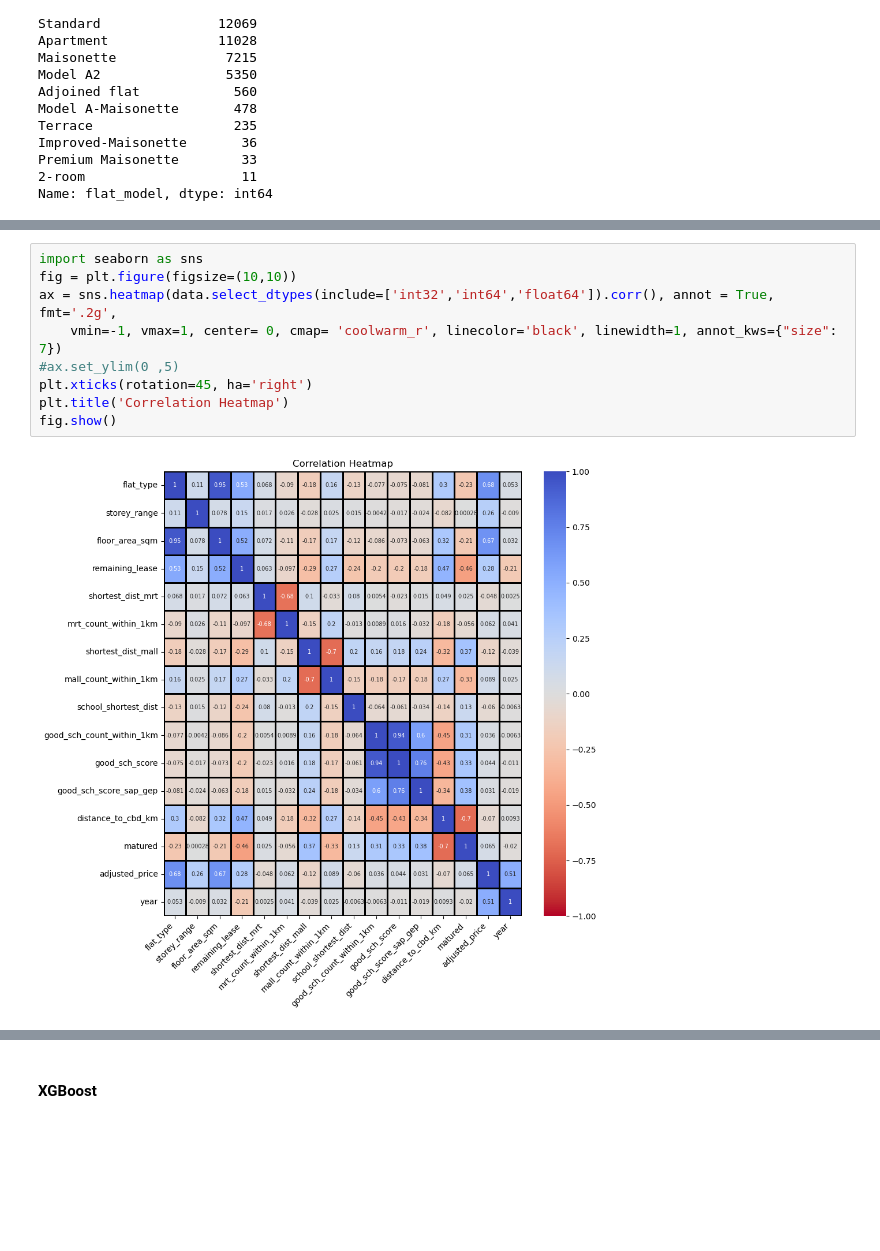
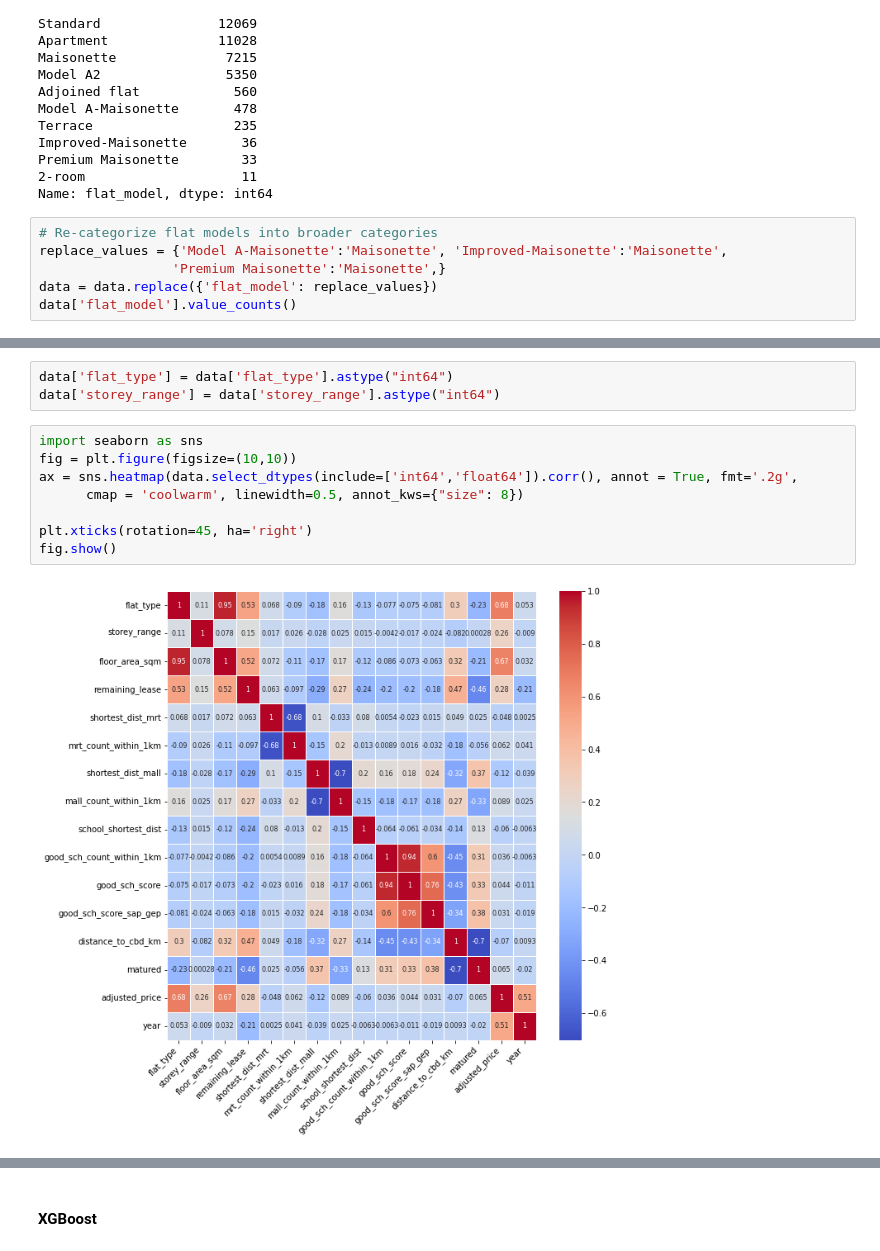
Before and after one commit to raychng/bt4222-project, a Jupyter notebook: Model Building 2004 to 2013.ipynb, the cells around one changed output, grey strips where cells are left out. Saved outputs shown, nothing was run; the diff lists cells and outputs as text; blank space fills up the shorter version.

Commit message:
latest model building update

```diff
--- a/Model Building 2004 to 2013.ipynb
+++ b/Model Building 2004 to 2013.ipynb
@@ -119,3 +190,9 @@ Improved-Maisonette       36
 Premium Maisonette        33
 2-room                    11
 Name: flat_model, dtype: int64
+# %%
+# Re-categorize flat models into broader categories
+replace_values = {'Model A-Maisonette':'Maisonette', 'Improved-Maisonette':'Maisonette',
+                 'Premium Maisonette':'Maisonette',}
+data = data.replace({'flat_model': replace_values})
+data['flat_model'].value_counts()
@@ -136,11 +292,13 @@ data.sort_index(inplace = True)
+# %%
+data['flat_type'] = data['flat_type'].astype("int64")
+data['storey_range'] = data['storey_range'].astype("int64")
 # %%
 import seaborn as sns
 fig = plt.figure(figsize=(10,10))
-ax = sns.heatmap(data.select_dtypes(include=['int32','int64','float64']).corr(), annot = True, fmt='.2g',
-    vmin=-1, vmax=1, center= 0, cmap= 'coolwarm_r', linecolor='black', linewidth=1, annot_kws={"size": 7})
-#ax.set_ylim(0 ,5)
+ax = sns.heatmap(data.select_dtypes(include=['int64','float64']).corr(), annot = True, fmt='.2g',
+      cmap = 'coolwarm', linewidth=0.5, annot_kws={"size": 8})
+
 plt.xticks(rotation=45, ha='right')
-plt.title('Correlation Heatmap')
 fig.show()
 # %% [output]
-[figure, old version]
+[figure, new version]
```
Also changed, not shown: parts of 92 cells of this notebook.
